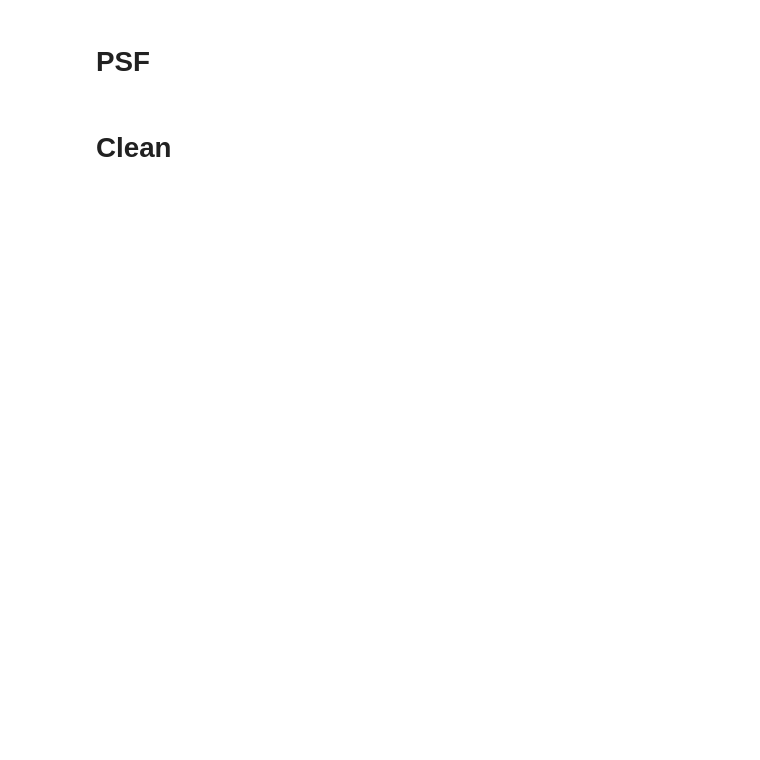
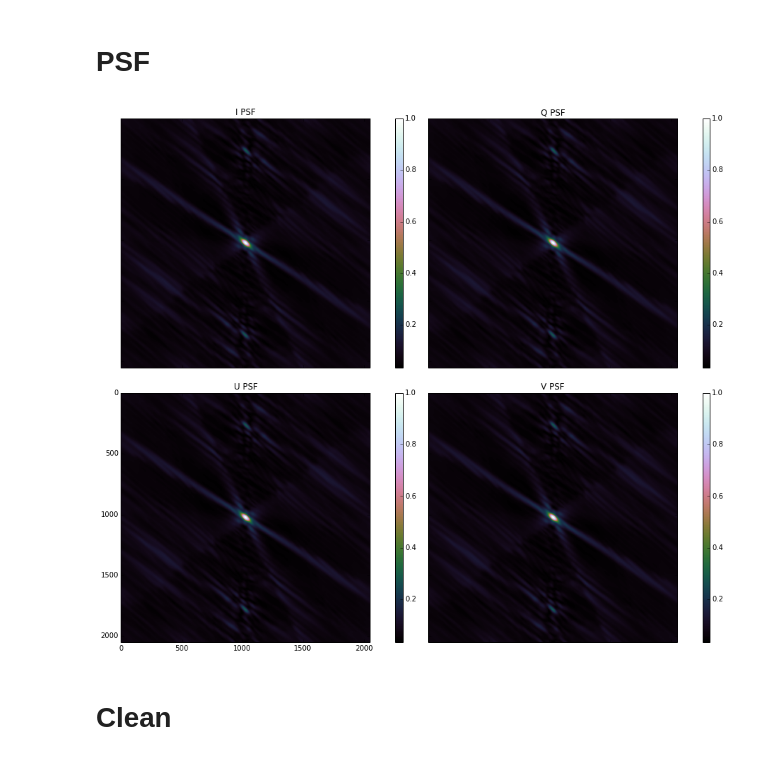
Before and after one commit to bennahugo/algorithm_notebooks, a Jupyter notebook: Polarization Clean in a bottle.ipynb, the cells around one changed output. Saved outputs shown, nothing was run; the diff lists cells and outputs as text; code cells hidden in the pictures; blank space fills up the shorter version.

```diff
--- a/Polarization Clean in a bottle.ipynb
+++ b/Polarization Clean in a bottle.ipynb
@@ -416,29 +422,31 @@ plt.show()
 # %%
 F = plt.figure(1,(15,15))
 grid = ImageGrid(F, 111,  # similar to subplot(111)
                 nrows_ncols=(2, 2),
                 direction="row",
                 axes_pad=0.5,
                 add_all=True,
                 label_mode="1",
                 share_all=True,
                 cbar_location="right",
                 cbar_mode="each",
                 cbar_size="3%")
 
 grid[0].set_title("I PSF")
-im = grid[0].imshow(I_PSF, origin="lower", interpolation="nearest", cmap="cubehelix")
+im = grid[0].imshow(I_PSF, interpolation="nearest", cmap="cubehelix")
 grid[0].cax.colorbar(im)
 grid[1].set_title("Q PSF")
-im = grid[1].imshow(Q_PSF, origin="lower", interpolation="nearest", cmap="cubehelix")
+im = grid[1].imshow(Q_PSF, interpolation="nearest", cmap="cubehelix")
 grid[1].cax.colorbar(im)
 grid[2].set_title("U PSF")
-im = grid[2].imshow(U_PSF, origin="lower", interpolation="nearest", cmap="cubehelix")
+im = grid[2].imshow(U_PSF, interpolation="nearest", cmap="cubehelix")
 grid[2].cax.colorbar(im)
 grid[3].set_title("V PSF")
-im = grid[3].imshow(V_PSF, origin="lower", interpolation="nearest", cmap="cubehelix")
+im = grid[3].imshow(V_PSF, interpolation="nearest", cmap="cubehelix")
 grid[3].cax.colorbar(im)
 plt.show()
+# %% [output]
+[figure, added]
 # %% [markdown]
 # Clean
 # %%
```
Also changed, not shown: parts of 13 cells of this notebook.
